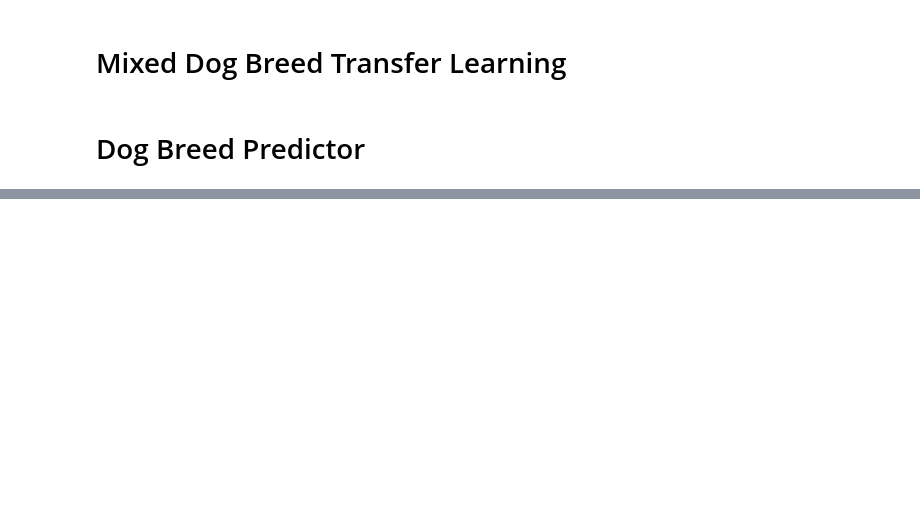
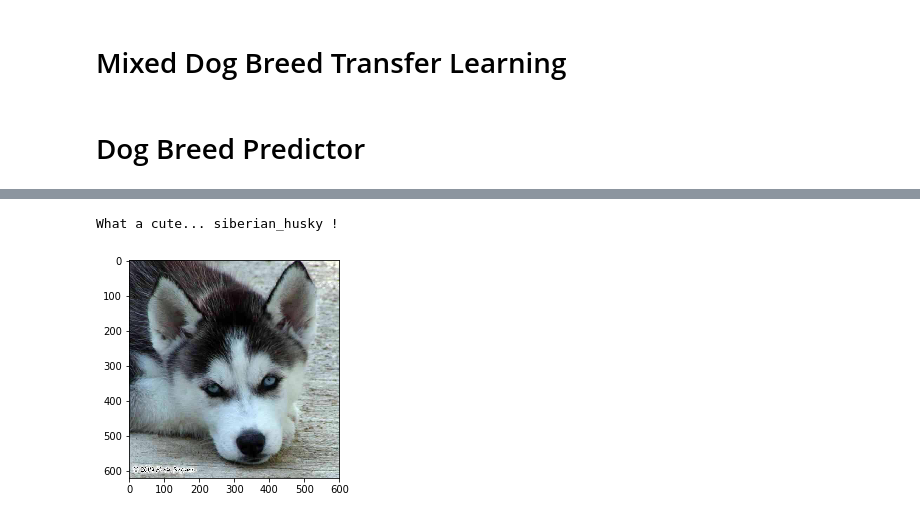
Before and after one commit to minceje/Who-Let-The-Dogs-Out, a Jupyter notebook: Transfer_Xception.ipynb, the cells around one changed output, grey strips where cells are left out. Saved outputs shown, nothing was run; the diff lists cells and outputs as text; code cells hidden in the pictures; blank space fills up the shorter version.

```diff
--- a/Transfer_Xception.ipynb
+++ b/Transfer_Xception.ipynb
@@ -285,0 +248,5 @@ What a cute... Japanese_spaniel !
+# %%
+dog_prediction("test/15bf9b209d1e2a227028408b617822b2.jpg")
+# %% [output]
+What a cute... siberian_husky !
+[figure, added]
```
Also changed, not shown: parts of 21 cells of this notebook, 1 other file.
